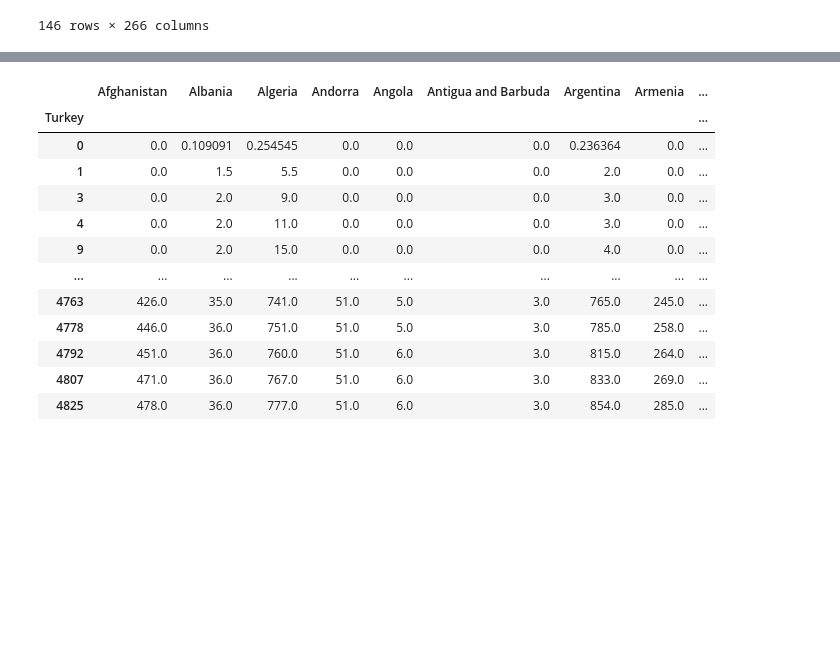
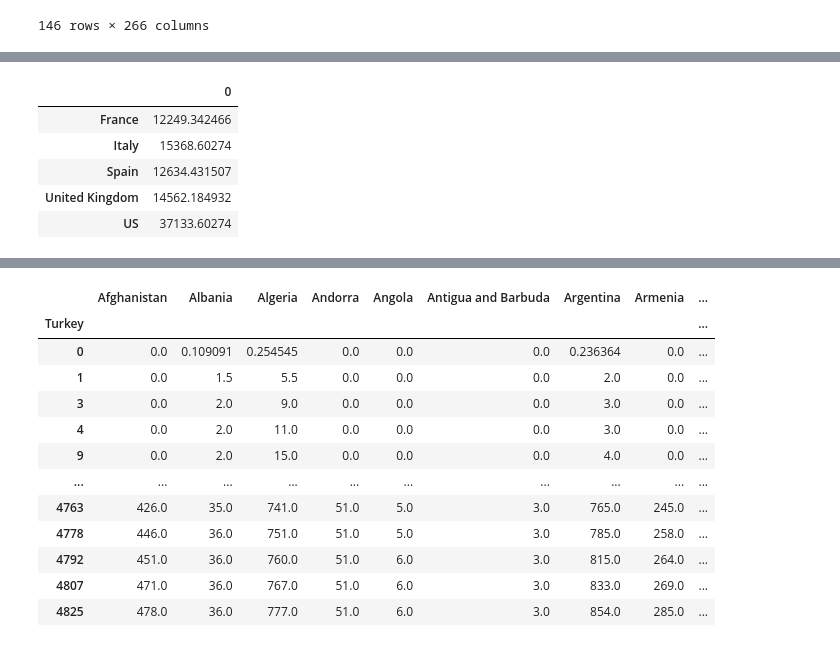
Before and after one commit to AslihanYoldas/Ada-Lovelace-Academy-Data-Science-Applications, a Jupyter notebook: exercise/week-2-exercise.ipynb, the cells around one changed output, grey strips where cells are left out. Saved outputs shown, nothing was run; the diff lists cells and outputs as text; code cells hidden in the pictures; blank space fills up the shorter version.

```diff
--- a/exercise/week-2-exercise.ipynb
+++ b/exercise/week-2-exercise.ipynb
@@ -791,0 +824,10 @@ deaths_data_date_index
+# %%
+#Getting the death data from where average death numbers above 10000
+deaths_data_date_index.mean().to_frame()[deaths_data_date_index.mean()>10000]
+# %% [output]
+|  | 0 |
+| France | 12249.342466 |
+| Italy | 15368.60274 |
+| Spain | 12634.431507 |
+| United Kingdom | 14562.184932 |
+| US | 37133.60274 |
```
Also changed, not shown: parts of 4 cells of this notebook.
